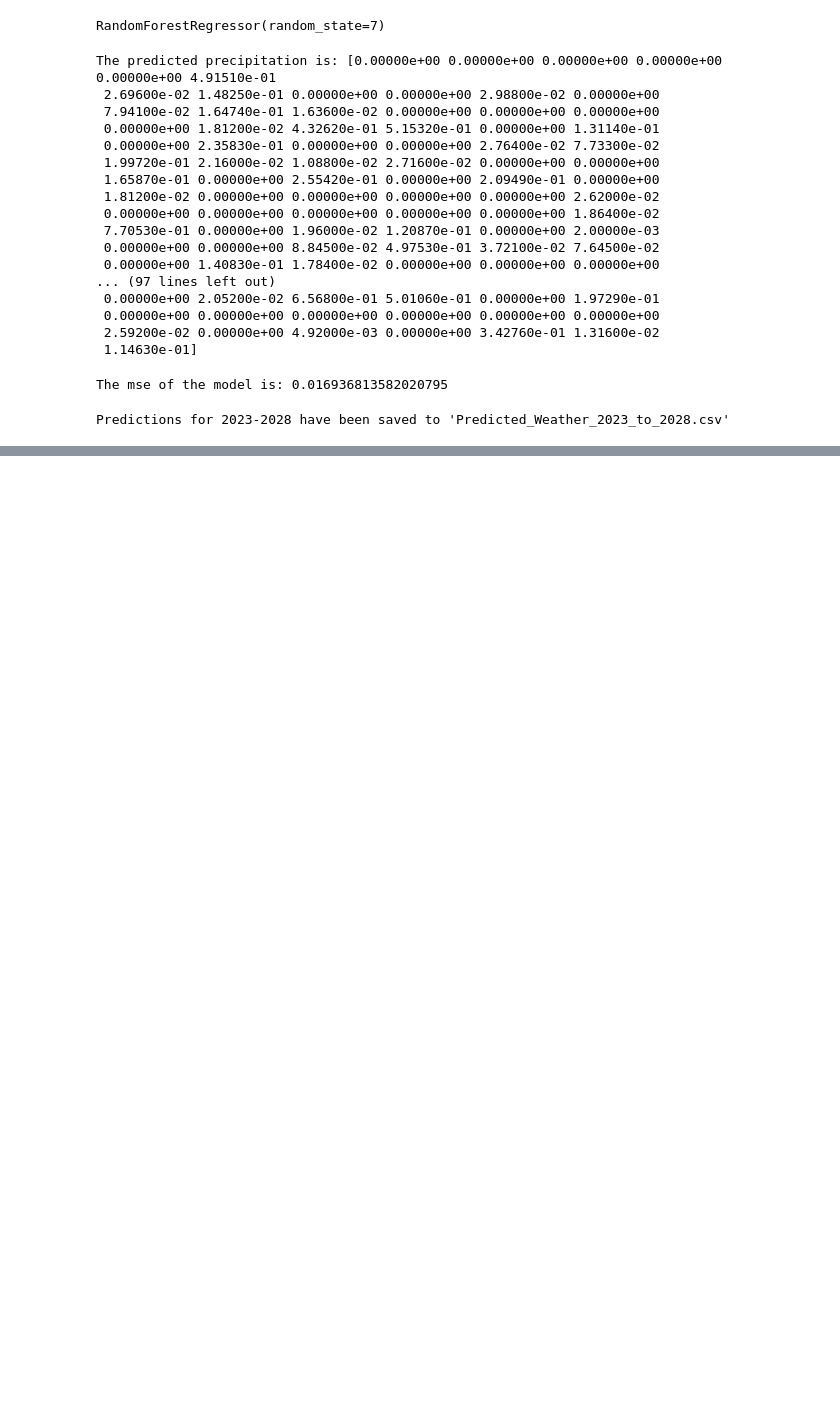
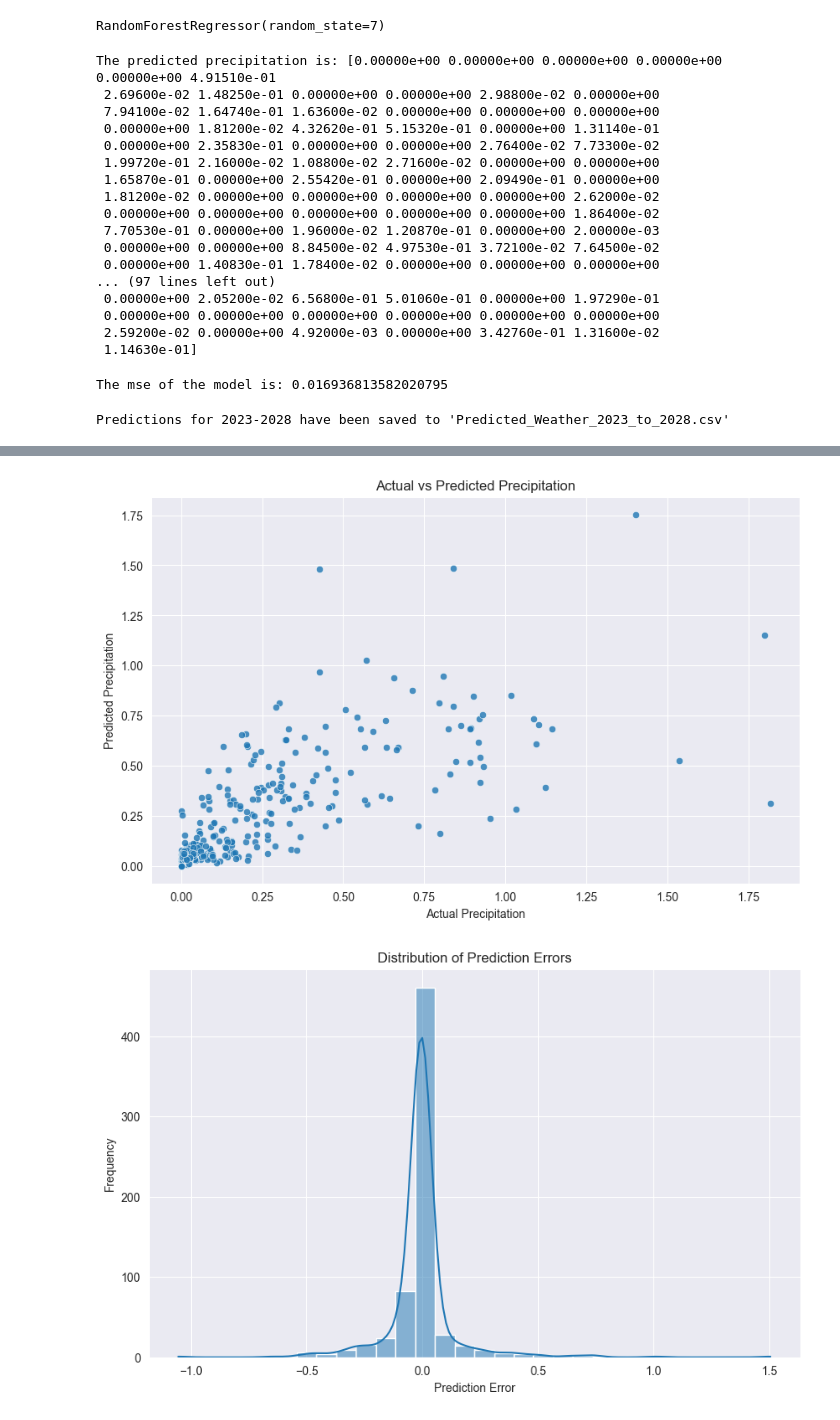
Before and after one commit to martinezjas/DS3000-Project, a Jupyter notebook: sunny-day-index.ipynb, the cells around one changed output, grey strips where cells are left out. Saved outputs shown, nothing was run; the diff lists cells and outputs as text; code cells hidden in the pictures; blank space fills up the shorter version.

```diff
--- a/sunny-day-index.ipynb
+++ b/sunny-day-index.ipynb
@@ -348,0 +378,20 @@ plt.show()
+# %%
+# Plotting the actual vs predicted precipitation using seaborn and matplotlib
+plt.figure(figsize=(10, 6))
+sns.scatterplot(x=y_test, y=y_pred, alpha=0.8)
+plt.xlabel('Actual Precipitation')
+plt.ylabel('Predicted Precipitation')
+plt.title('Actual vs Predicted Precipitation')
+plt.show()
+
+# Plotting the distribution of prediction errors using seaborn
+error = y_test - y_pred
+plt.figure(figsize=(10, 6))
+sns.histplot(error, kde=True, bins=30)
+plt.xlabel('Prediction Error')
+plt.ylabel('Frequency')
+plt.title('Distribution of Prediction Errors')
+plt.show()
+# %% [output]
+[figure, added]
+[figure, added]
```
Also changed, not shown: parts of 10 cells of this notebook.
